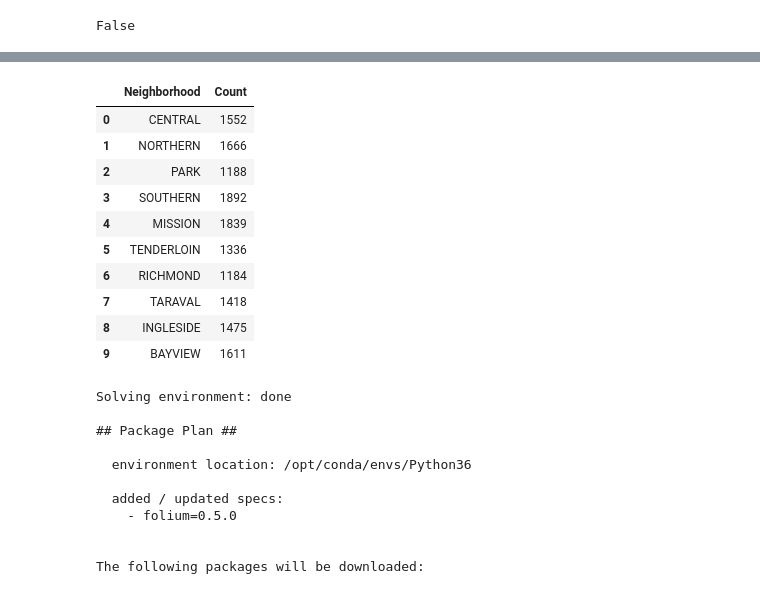
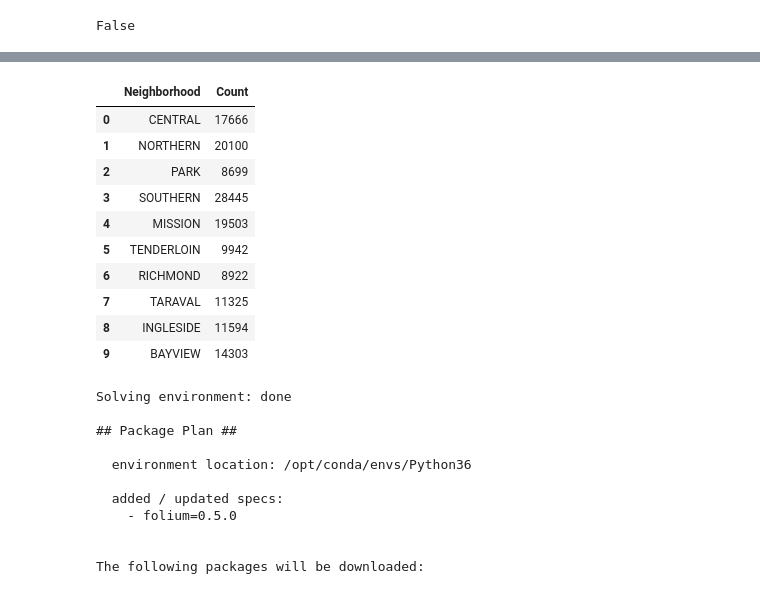
Before and after one commit to ajamalia/Altaf_Python_Repository, a Jupyter notebook: Data Visualization with Python.ipynb, the cells around one changed output, grey strips where cells are left out. Saved outputs shown, nothing was run; the diff lists cells and outputs as text; code cells hidden in the pictures.

```diff
--- a/Data Visualization with Python.ipynb
+++ b/Data Visualization with Python.ipynb
@@ -104,23 +132,23 @@ False
 # %%
-t = df_crime.PdDistrict.value_counts()
+t = df_crime['PdDistrict'].value_counts()
 t
 table = pd.DataFrame(data=t.values, index=t.index, columns=['Count'])
 table = table.reindex(["CENTRAL", "NORTHERN", "PARK", "SOUTHERN", "MISSION", "TENDERLOIN", "RICHMOND", "TARAVAL", "INGLESIDE", "BAYVIEW"])
 table = table.reset_index()
 table.rename({'index': 'Neighborhood'}, axis='columns', inplace=True)
 table
 # %% [output]
 |  | Neighborhood | Count |
-| 0 | CENTRAL | 1552 |
-| 1 | NORTHERN | 1666 |
-| 2 | PARK | 1188 |
-| 3 | SOUTHERN | 1892 |
-| 4 | MISSION | 1839 |
-| 5 | TENDERLOIN | 1336 |
-| 6 | RICHMOND | 1184 |
-| 7 | TARAVAL | 1418 |
-| 8 | INGLESIDE | 1475 |
-| 9 | BAYVIEW | 1611 |
+| 0 | CENTRAL | 17666 |
+| 1 | NORTHERN | 20100 |
+| 2 | PARK | 8699 |
+| 3 | SOUTHERN | 28445 |
+| 4 | MISSION | 19503 |
+| 5 | TENDERLOIN | 9942 |
+| 6 | RICHMOND | 8922 |
+| 7 | TARAVAL | 11325 |
+| 8 | INGLESIDE | 11594 |
+| 9 | BAYVIEW | 14303 |
 # %%
 !conda install -c conda-forge folium=0.5.0 --yes
 import folium
```
Also changed, not shown: parts of 2 cells of this notebook.
